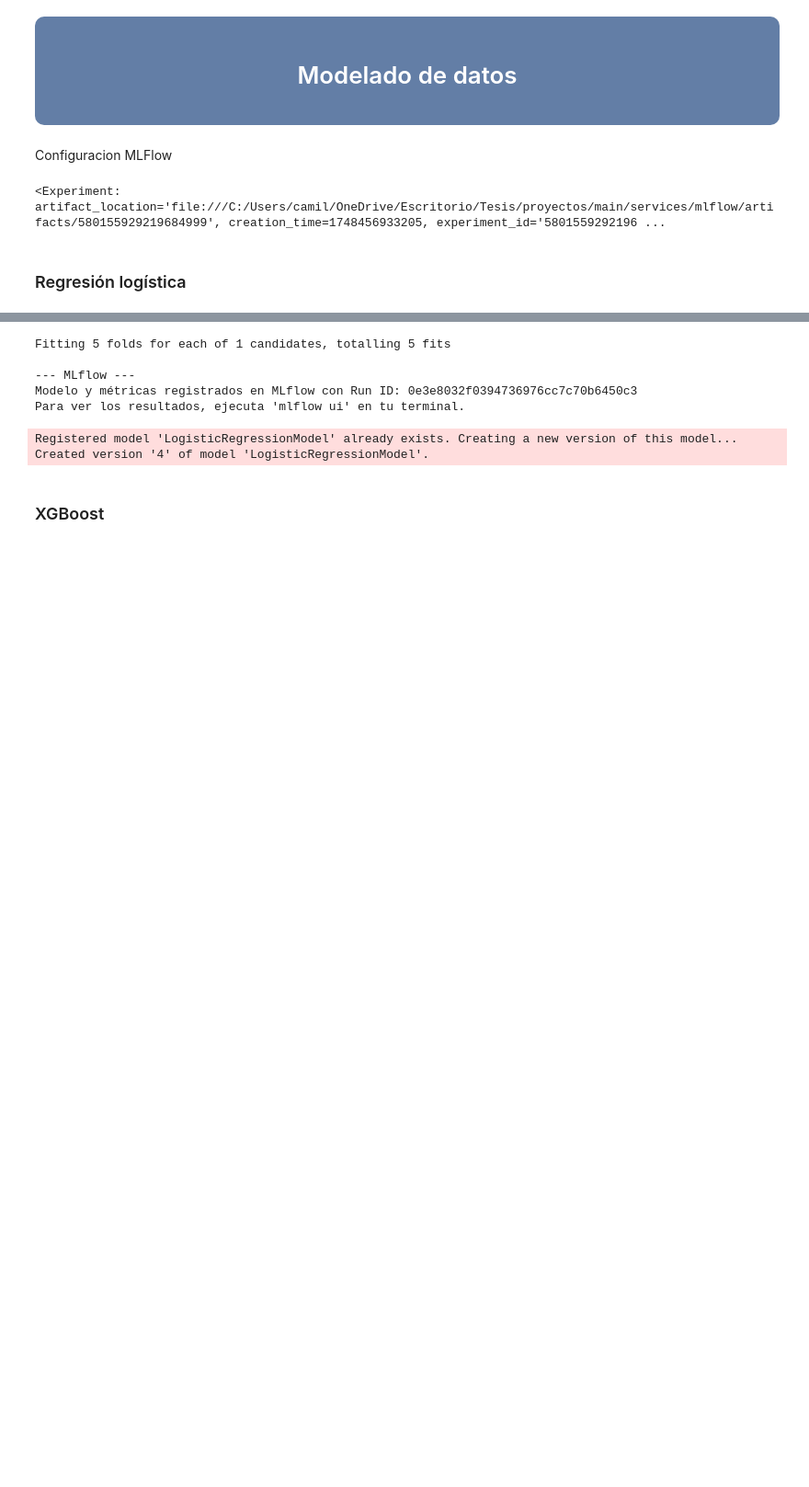
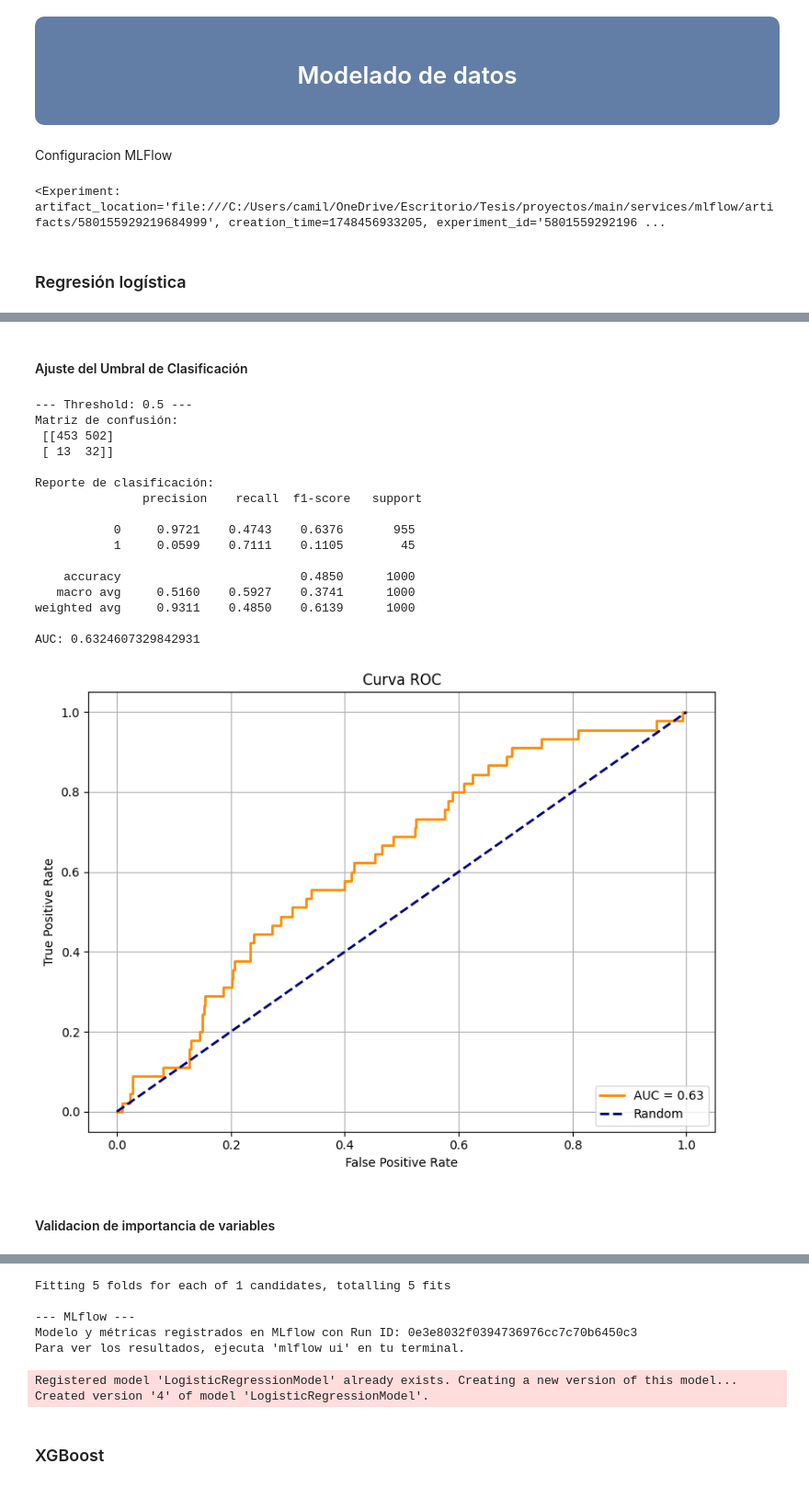
Before and after one commit to Camilabperez/Deteccion-fraude-ML, a Jupyter notebook: training/fraud-detection.ipynb, the cells around one changed output, grey strips where cells are left out. Shown at 92% size. Drawn from its saved outputs; the diff is of its cells as text; code cells hidden in the pictures; blank space fills up the shorter version.

```diff
--- a/fraud-detection.ipynb
+++ b/training/fraud-detection.ipynb
@@ -502,0 +541,20 @@ skf_lr = StratifiedKFold(n_splits=5, shuffle=True, random_state=42)
+# %%
+grid_search_lr = GridSearchCV(
+    estimator=pipeline_lr,
+    param_grid=param_grid_lr,
+    scoring=scoring_lr,
+    refit='auc',
+    cv=skf_lr,
+    verbose=2,
+    n_jobs=-1
+)
+
+grid_result_lr = grid_search_lr.fit(x_data, y_data)
+
+print("Mejor modelo:", grid_result_lr.best_estimator_)
+print("Mejores parámetros:", grid_result_lr.best_params_)
+print("Mejor AUC:", grid_result_lr.best_score_)
+
+# Exportar resultados
+results_df = pd.DataFrame(grid_result_lr.cv_results_)
+results_df.to_csv("resultados/logistic_gridsearch_results.csv", index=False, sep='|', decimal=',')
@@ -502,0 +571,59 @@ skf_lr = StratifiedKFold(n_splits=5, shuffle=True, random_state=42)
+# %% [markdown]
+#### Ajuste del Umbral de Clasificación
+# %%
+from sklearn.metrics import classification_report, confusion_matrix, roc_auc_score
+from sklearn.metrics import roc_curve, auc
+import matplotlib.pyplot as plt
+
+# Obtener el mejor pipeline entrenado
+best_pipeline = grid_result_lr.best_estimator_
+
+# Separá los datos si querés hacer predicción en test
+# Por ahora usamos el mismo X para mostrar ejemplo
+y_proba = best_pipeline.predict_proba(x_data)[:, 1]  # Probabilidad de clase 1
+
+#for t in [0.8, 0.75, 0.72, 0.7, 0.65, 0.6, 0.5]:
+for t in [0.5]:
+    print(f"\n--- Threshold: {t} ---")
+    y_pred = (y_proba >= t).astype(int)
+
+    print("Matriz de confusión:\n", confusion_matrix(y_data, y_pred))
+    print("\nReporte de clasificación:\n", classification_report(y_data, y_pred, digits=4))
+    print("AUC:", roc_auc_score(y_data, y_proba))
+
+
+# Calcula la curva ROC
+fpr, tpr, thresholds = roc_curve(y_data, y_proba)
+roc_auc = auc(fpr, tpr)
+
+# Plot
+plt.figure(figsize=(8, 6))
+plt.plot(fpr, tpr, color='darkorange', lw=2, label=f'AUC = {roc_auc:.2f}')
+plt.plot([0, 1], [0, 1], color='navy', lw=2, linestyle='--', label='Random')
+plt.xlabel('False Positive Rate')
+plt.ylabel('True Positive Rate')
+plt.title('Curva ROC')
+plt.legend(loc="lower right")
+plt.grid()
+plt.tight_layout()
+plt.savefig("services/mlflow/figures/roc_curve_RL.png", dpi=300)  # O plt.show() si no querés guardarla
+# %% [output]
+--- Threshold: 0.5 ---
+Matriz de confusión:
+ [[453 502]
+ [ 13  32]]
+
+Reporte de clasificación:
+               precision    recall  f1-score   support
+
+           0     0.9721    0.4743    0.6376       955
+           1     0.0599    0.7111    0.1105        45
+
+    accuracy                         0.4850      1000
+   macro avg     0.5160    0.5927    0.3741      1000
+weighted avg     0.9311    0.4850    0.6139      1000
+
+AUC: 0.6324607329842931
+[figure, added]
+# %% [markdown]
+#### Validacion de importancia de variables
```
Also changed, not shown: parts of 25 cells of this notebook, 58 other files.
